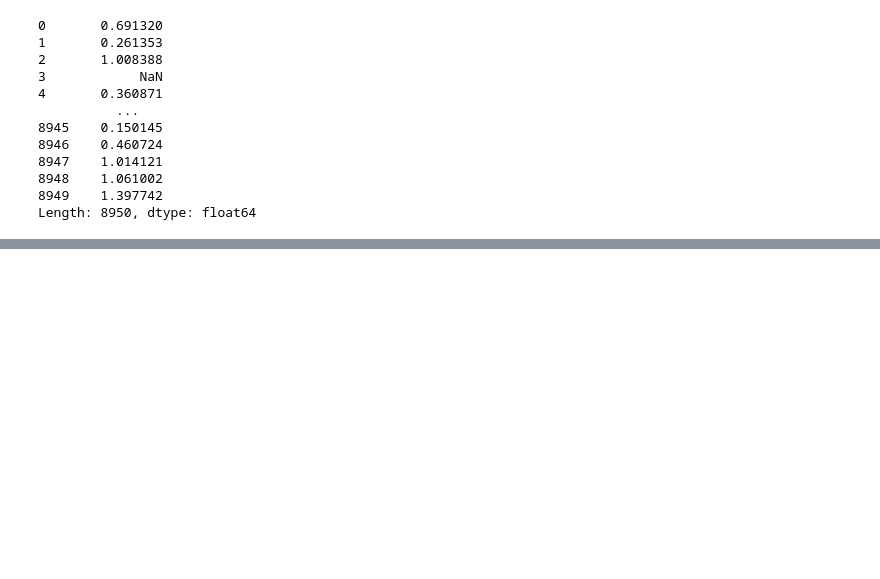
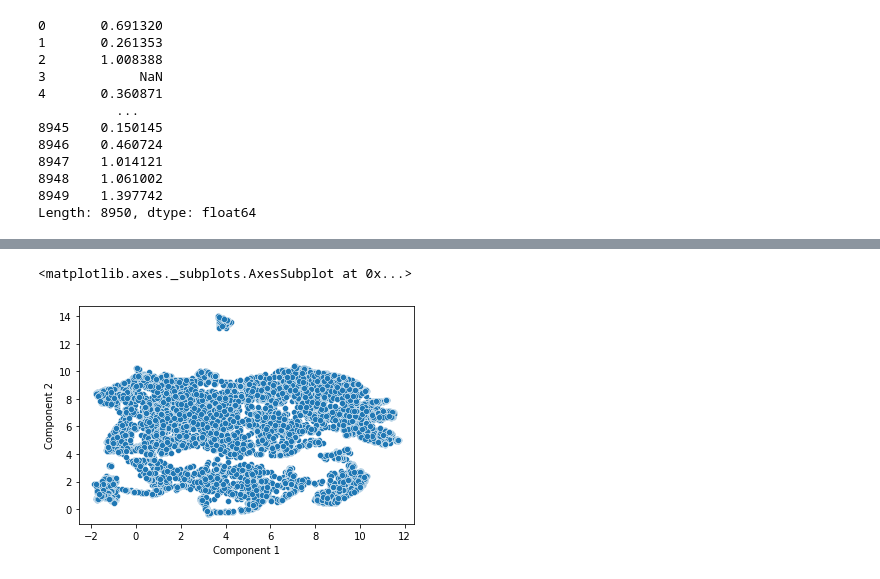
Before and after one commit to AntonioMoralCevallos/BA820-GroupProject, a Jupyter notebook: EDA_Antonio.ipynb, the cells around one changed output, grey strips where cells are left out. Cells and saved outputs as stored; diff of their text form; code cells hidden in the pictures; blank space fills up the shorter version.

Commit message:
Update EDA_Antonio.ipynb
Went through the data analysis pipeline. Need analysis of clusters.

```diff
--- a/EDA_Antonio.ipynb
+++ b/EDA_Antonio.ipynb
@@ -130,0 +158,17 @@ memory usage: 1.2+ MB
+# %%
+#scale the data
+sc = StandardScaler()
+scaled_data = sc.fit_transform(data)
+# %%
+#PCA
+pca = PCA()
+pca_s_data = pca.fit_transform(scaled_data)
+# %%
+#dimensionality reduction
+from umap import UMAP
+umap = UMAP(random_state=123)
+reduced_data = umap.fit_transform(pca_s_data)
+# %%
+#into Data Frame for ease of use
+reduced_df = pd.DataFrame(columns=('Component 1','Component 2'), data = reduced_data)
+reduced_df.head()
@@ -130,0 +182,6 @@ memory usage: 1.2+ MB
+# %%
+# graph points
+sns.scatterplot(data=reduced_df,x='Component 1',y='Component 2')
+# %% [output]
+<matplotlib.axes._subplots.AxesSubplot at 0x...>
+[figure, added]
```
Also changed, not shown: parts of 11 cells of this notebook.
